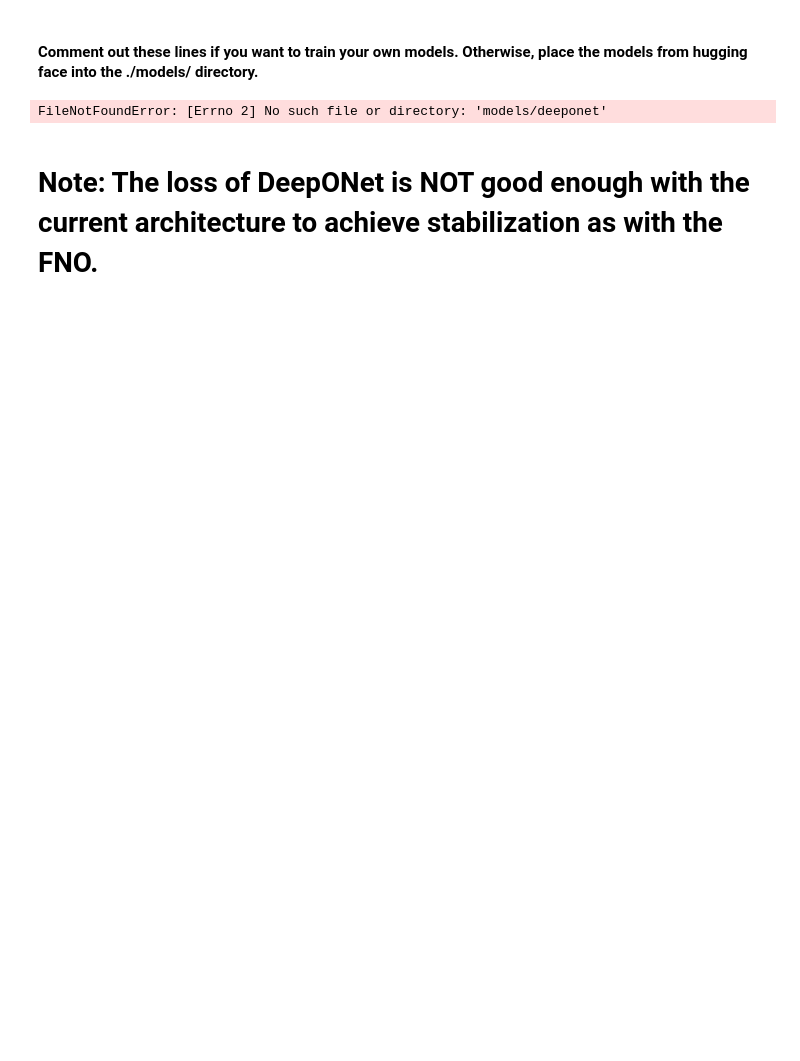
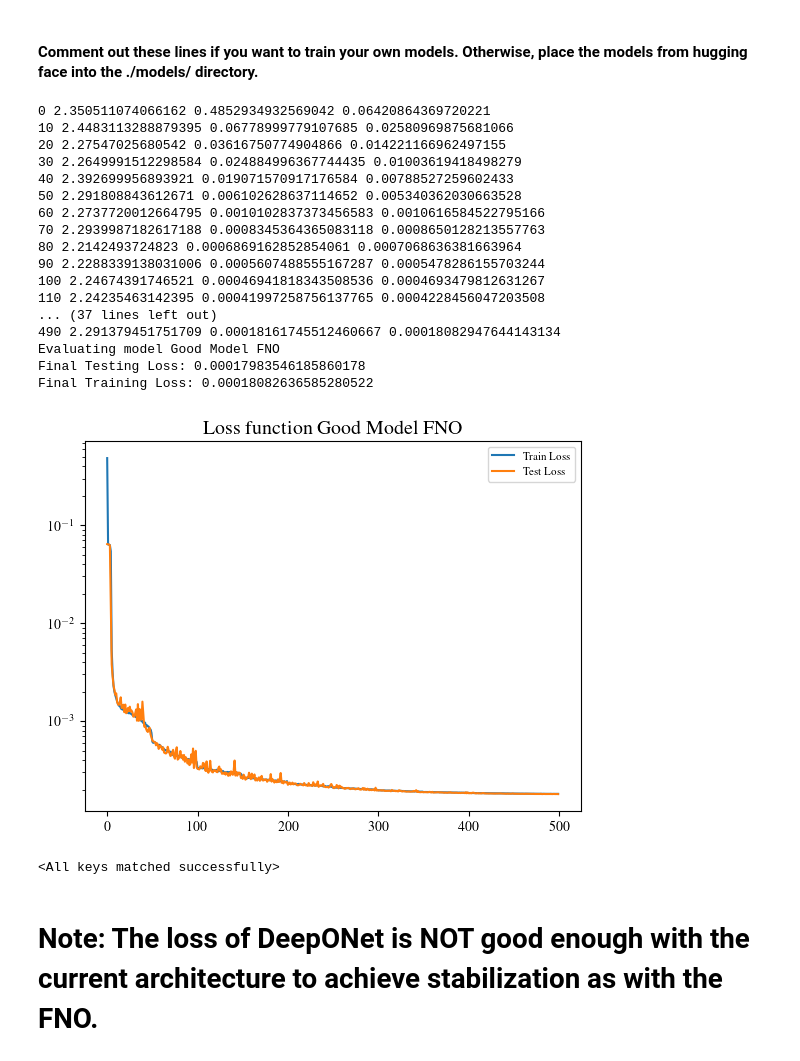
Before and after one commit to lukebhan/Neural-Operator-Delay-Adaptive-Predictor-Feedback, a Jupyter notebook: chemostat_example/Chemostat.ipynb, the cells around one changed output. Saved outputs shown, nothing was run; the diff lists cells and outputs as text; code cells hidden in the pictures; blank space fills up the shorter version.

```diff
--- a/chemostat_example/Chemostat.ipynb
+++ b/chemostat_example/Chemostat.ipynb
@@ -198,7 +197,7 @@ def gen_dataset(num_data, state_bounds, state_mean, dUpper, dLower, sample_rate,
 # %%
 # Setup simulation parameters
 dt = 0.005
-T = 15
+T = 35
 dx = 0.01
 x = np.arange(0, 1, dx)
 
@@ -226,15 +225,16 @@ DOver = 2
 DUnder = 1
 
 # Setup dataset generation parameters
-dUpper=1.6
-dLower=1.4
+dUpper=2.0
+dLower=0.8
 D_est = 1.8
 state_bounds=[0.1, 0.1]
 num_data = 100000
 sample_rate = 1000
 
+
 # device = "mps" - m1 mac with gpu
-# device = "cuda" - nvidia gpu
+device = "cuda"#  - nvidia gpu
 # %% [markdown]
 <h4> Comment out this line if you want to generate your own dataset. Otherwise, place the corresponding files in the
 /datasets/ directory. </h4>
@@ -501,25 +590,56 @@ def evaluate_model(model, name, train_lossArr, test_lossArr):
 <h4> Comment out these lines if you want to train your own models. Otherwise, place the models from hugging face into the ./models/
 directory. </h4>
 # %%
-# # Train DeepONET good model
+# # # Train DeepONET good model
+# g = 0.5
+# learning_rate = 3e-4
+# step_size= 50
+# weight_decay = 1e-6
 # modelBetterDeepONet = DeepONetProjected(m, dim_x, 200,200).to(device)
-# modelBetterDeepONet, train_lossArrBetterDeepONet, test_lossArrBetterDeepONet = train_model(modelBetterDeepONet, 150, "DeepONet")
+# modelBetterDeepONet, train_lossArrBetterDeepONet, test_lossArrBetterDeepONet = train_model(modelBetterDeepONet, 500, "DeepONet", learning_rate, weight_decay, step_size, g)
 # evaluate_model(modelBetterDeepONet, "Good Model DeepONet", train_lossArrBetterDeepONet, test_lossArrBetterDeepONet)
 # torch.save(modelBetterDeepONet.state_dict(), "deeponet")
 
+g = 0.5
+learning_rate = 3e-4
+step_size= 50
+weight_decay = 1e-4
 # # Train FNO good model
-# modelBetterFNO = FNOProjected(m, dim_x, 200, 200, 8, 16).to(device)
-# modelBetterFNO, train_lossArrBetterFNO, test_lossArrBetterFNO = train_model(modelBetterFNO, 500, "FNO")
+modelBetterFNO = FNOProjected(m, dim_x, 200, 200, 8, 16).to(device)
+modelBetterFNO, train_lossArrBetterFNO, test_lossArrBetterFNO = train_model(modelBetterFNO, 500, "FNO", learning_rate, weight_decay, step_size, g)
 # torch.save(modelBetterFNO.state_dict(), "fno")
-# evaluate_model(modelBetterFNO,"Good Model FNO", train_lossArrBetterFNO, test_lossArrBetterFNO)
+evaluate_model(modelBetterFNO,"Good Model FNO", train_lossArrBetterFNO, test_lossArrBetterFNO)
+# %% [output]
+0 2.350511074066162 0.4852934932569042 0.06420864369720221
+10 2.4483113288879395 0.06778999779107685 0.02580969875681066
+20 2.27547025680542 0.03616750774904866 0.014221166962497155
+30 2.2649991512298584 0.024884996367744435 0.01003619418498279
+40 2.392699956893921 0.019071570917176584 0.00788527259602433
+50 2.291808843612671 0.006102628637114652 0.005340362030663528
+60 2.2737720012664795 0.0010102837373456583 0.0010616584522795166
+70 2.2939987182617188 0.0008345364365083118 0.0008650128213557763
+80 2.2142493724823 0.0006869162852854061 0.0007068636381663964
+90 2.2288339138031006 0.0005607488555167287 0.0005478286155703244
+100 2.24674391746521 0.00046941818343508536 0.0004693479812631267
+110 2.24235463142395 0.00041997258756137765 0.0004228456047203508
+... (37 lines left out)
+490 2.291379451751709 0.00018161745512460667 0.00018082947644143134
+Evaluating model Good Model FNO
+Final Testing Loss: 0.00017983546185860178
+Final Training Loss: 0.00018082636585280522
+[figure, added]
 # %%
-modelBetterDeepONet = DeepONetProjected(m, dim_x, 2*len(x), 2*len(x)).to(device)
+modelBetterDeepONet = PODDeepONetProjected(
+    pod_basis=pod_basis.to(device),
+    m=400,
+    pod_rank=pod_rank
+).to(device)
 modelBetterFNO = FNOProjected(m, dim_x, 2*len(x), 2*len(x), 8, 16).to(device)
 
-modelBetterDeepONet.load_state_dict(torch.load("models/deeponet", weights_only=True, map_location="cpu"))
-modelBetterFNO.load_state_dict(torch.load("models/fno", weights_only=True, map_location="cpu"))
+modelBetterDeepONet.load_state_dict(torch.load("models/deeponet", weights_only=False, map_location="cuda"))
+modelBetterFNO.load_state_dict(torch.load("models/fno", weights_only=True, map_location="cuda"))
 # %% [output]
-FileNotFoundError: [Errno 2] No such file or directory: 'models/deeponet'
+<All keys matched successfully>
 # %% [markdown]
 <h1>Note: The loss of DeepONet is NOT good enough with the current architecture to achieve stabilization as with the FNO. </h1>
 # %%
```
Also changed, not shown: parts of 20 cells of this notebook.
